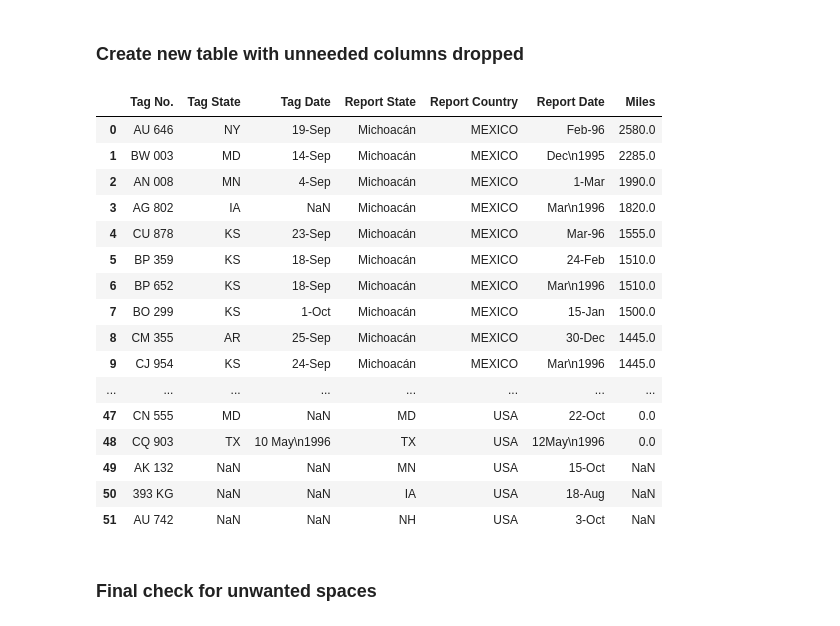
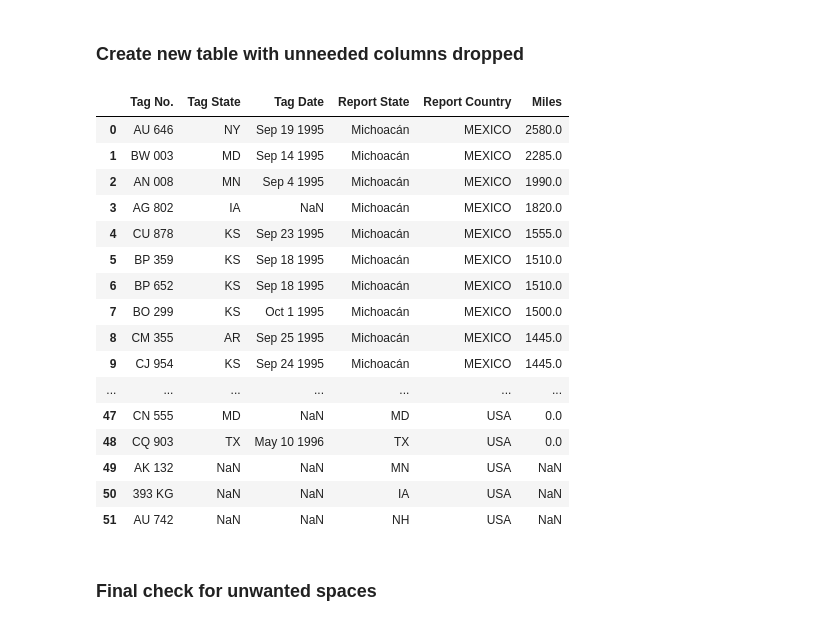
Before and after one commit to ArinkB/Monarchs, a Jupyter notebook: Data/Monarchs_1995_cleanup.ipynb, the cells around one changed output. Drawn from its saved outputs; the diff is of its cells as text; code cells hidden in the pictures.

Commit message:
'95 cleaned date tagged so it can properly convert to datetime

```diff
--- a/Data/Monarchs_1995_cleanup.ipynb
+++ b/Data/Monarchs_1995_cleanup.ipynb
@@ -66,5 +58,3 @@ df
-# %%
-df.rename(columns={'Date Tagged': 'Tag Date', 'Date Recovered': 'Report Date'}, inplace=True)
 # %% [markdown]
 ### Split & rename combined columns in Tagged category
 # %%
@@ -146,0 +116,10 @@ add_country
+# %%
+fix_tag = df['Date Tagged'].str.extract('([a-zA-z]{3})', expand=True)
+fix_tag.columns = ['tag_month']
+fix_tag['tag_date'] = df['Date Tagged'].str.extract('(.+)[ ]', expand=True)
+fix_tag.loc[fix_tag['tag_date'] == '10 May', 'tag_date'] = '10'
+fix_tag.loc[(fix_tag['tag_month'] == 'May'), 'tag_year'] = '1996'
+fix_tag.loc[(fix_tag['tag_month'] != 'May'), 'tag_year'] = '1995'
+fix_tag['Tag Date'] = fix_tag["tag_month"] +" "+ fix_tag["tag_date"] +" "+ fix_tag["tag_year"]
+# fix_tag.drop(['tag_month', 'tag_date', 'tag_year'], axis=1, inplace=True)
+fix_tag.head(10)
@@ -147,29 +138,29 @@ add_country
 # %% [markdown]
 ### Create new table with unneeded columns dropped
 # %%
-df4 = pd.concat([df, df2, df3, add_country], axis=1)
+df4 = pd.concat([df, df2, df3, add_country, fix_tag], axis=1)
 df4.drop(['Where Tagged', 'Where Recovered', 'report_city', 'tag_city'], axis=1, inplace=True)
-df5 = df4[['Tag No.','Tag State', 'Tag Date', 'Report State', 'Report Country', 'Report Date', 'Miles']]
+df5 = df4[['Tag No.','Tag State', 'Tag Date', 'Report State', 'Report Country', 'Miles']]
 new_table = df5.copy()
 new_table
 # %% [output]
-|  | Tag No. | Tag State | Tag Date | Report State | Report Country | Report Date | Miles |
-| 0 | AU 646 | NY | 19-Sep | Michoacán | MEXICO | Feb-96 | 2580.0 |
-| 1 | BW 003 | MD | 14-Sep | Michoacán | MEXICO | Dec\n1995 | 2285.0 |
-| 2 | AN 008 | MN | 4-Sep | Michoacán | MEXICO | 1-Mar | 1990.0 |
-| 3 | AG 802 | IA | NaN | Michoacán | MEXICO | Mar\n1996 | 1820.0 |
-| 4 | CU 878 | KS | 23-Sep | Michoacán | MEXICO | Mar-96 | 1555.0 |
-| 5 | BP 359 | KS | 18-Sep | Michoacán | MEXICO | 24-Feb | 1510.0 |
-| 6 | BP 652 | KS | 18-Sep | Michoacán | MEXICO | Mar\n1996 | 1510.0 |
-| 7 | BO 299 | KS | 1-Oct | Michoacán | MEXICO | 15-Jan | 1500.0 |
-| 8 | CM 355 | AR | 25-Sep | Michoacán | MEXICO | 30-Dec | 1445.0 |
-| 9 | CJ 954 | KS | 24-Sep | Michoacán | MEXICO | Mar\n1996 | 1445.0 |
-| ... | ... | ... | ... | ... | ... | ... | ... |
-| 47 | CN 555 | MD | NaN | MD | USA | 22-Oct | 0.0 |
-| 48 | CQ 903 | TX | 10 May\n1996 | TX | USA | 12May\n1996 | 0.0 |
-| 49 | AK 132 | NaN | NaN | MN | USA | 15-Oct | NaN |
-| 50 | 393 KG | NaN | NaN | IA | USA | 18-Aug | NaN |
-| 51 | AU 742 | NaN | NaN | NH | USA | 3-Oct | NaN |
+|  | Tag No. | Tag State | Tag Date | Report State | Report Country | Miles |
+| 0 | AU 646 | NY | Sep 19 1995 | Michoacán | MEXICO | 2580.0 |
+| 1 | BW 003 | MD | Sep 14 1995 | Michoacán | MEXICO | 2285.0 |
+| 2 | AN 008 | MN | Sep 4 1995 | Michoacán | MEXICO | 1990.0 |
+| 3 | AG 802 | IA | NaN | Michoacán | MEXICO | 1820.0 |
+| 4 | CU 878 | KS | Sep 23 1995 | Michoacán | MEXICO | 1555.0 |
+| 5 | BP 359 | KS | Sep 18 1995 | Michoacán | MEXICO | 1510.0 |
+| 6 | BP 652 | KS | Sep 18 1995 | Michoacán | MEXICO | 1510.0 |
+| 7 | BO 299 | KS | Oct 1 1995 | Michoacán | MEXICO | 1500.0 |
+| 8 | CM 355 | AR | Sep 25 1995 | Michoacán | MEXICO | 1445.0 |
+| 9 | CJ 954 | KS | Sep 24 1995 | Michoacán | MEXICO | 1445.0 |
+| ... | ... | ... | ... | ... | ... | ... |
+| 47 | CN 555 | MD | NaN | MD | USA | 0.0 |
+| 48 | CQ 903 | TX | May 10 1996 | TX | USA | 0.0 |
+| 49 | AK 132 | NaN | NaN | MN | USA | NaN |
+| 50 | 393 KG | NaN | NaN | IA | USA | NaN |
+| 51 | AU 742 | NaN | NaN | NH | USA | NaN |
 # %% [markdown]
 ### Final check for unwanted spaces
 # %%
```
Also changed, not shown: parts of 10 cells of this notebook, 3 other files.
